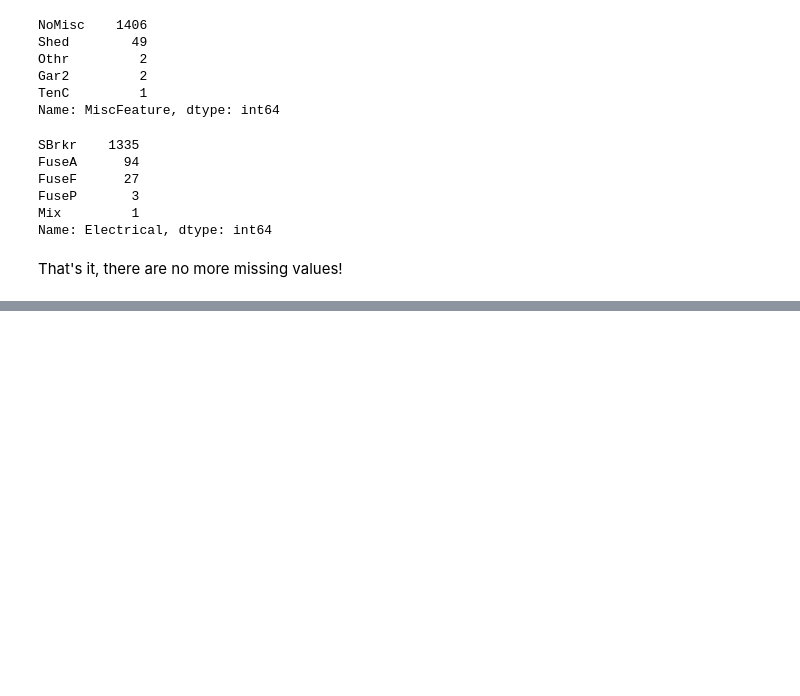
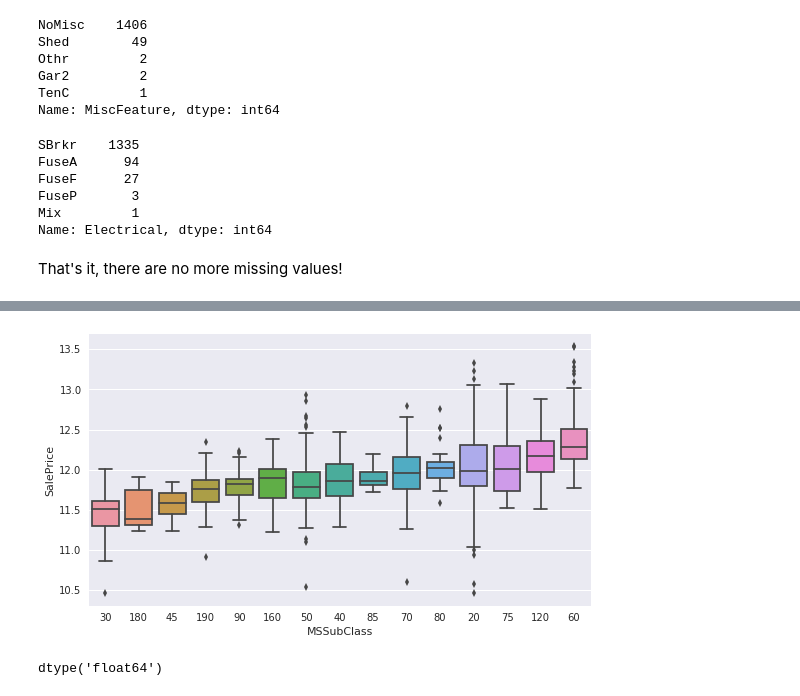
Before and after one commit to jmwagstaff/House-Prices, a Jupyter notebook: HousePrices.ipynb, the cells around one changed output, grey strips where cells are left out. Saved outputs shown, nothing was run; the diff lists cells and outputs as text; code cells hidden in the pictures; blank space fills up the shorter version.

```diff
--- a/HousePrices.ipynb
+++ b/HousePrices.ipynb
@@ -1032,0 +752,32 @@ I'm not sure what's the best way to deal with these missing values. But since ou
+# %%
+# Would be nice to sort the categories here: then use order option in boxplot
+# group by MSSubClass, then do mean SalePrice, then order and extract index list
+try1 = trainData.groupby('MSSubClass').mean()['SalePrice'] # do the ordering
+orderedInd = try1.sort_values().index.values # get index list
+
+plt.subplots(figsize=(9, 5))
+sns.boxplot(x="MSSubClass", y="SalePrice", data=trainData, order = orderedInd);
+# %% [output]
+[figure, added]
+# %%
+# Question:
+# Is it better to use 'MSSubClass' as a categorical variable, or as an ordered numeric?
+# MSSubClass: The building class
+
+# To answer this, I will make two simple models
+
+# First let's creat an ordered numerical variable
+# There are 15 categories, we will label them 1-15
+old_new = pd.DataFrame({'old': pd.Series(orderedInd), 'new': np.arange(1,16)})
+newCat = old_new.sort_values('old')['new'] # re-sorts by the old categories
+
+# Then creat new variable based on old
+trainData['BldClass'] = trainData['MSSubClass'].cat.rename_categories(newCat) # renames cats
+
+trainData['BldClass'] = trainData['BldClass'].astype('float64') # convert back to numerical
+trainData['BldClass'].dtype
+
+
+# The answer is no. It's better to leave MSSubClass as a categorical variable
+# %% [output]
+dtype('float64')
```
Also changed, not shown: parts of 157 cells of this notebook, 1 other file.
